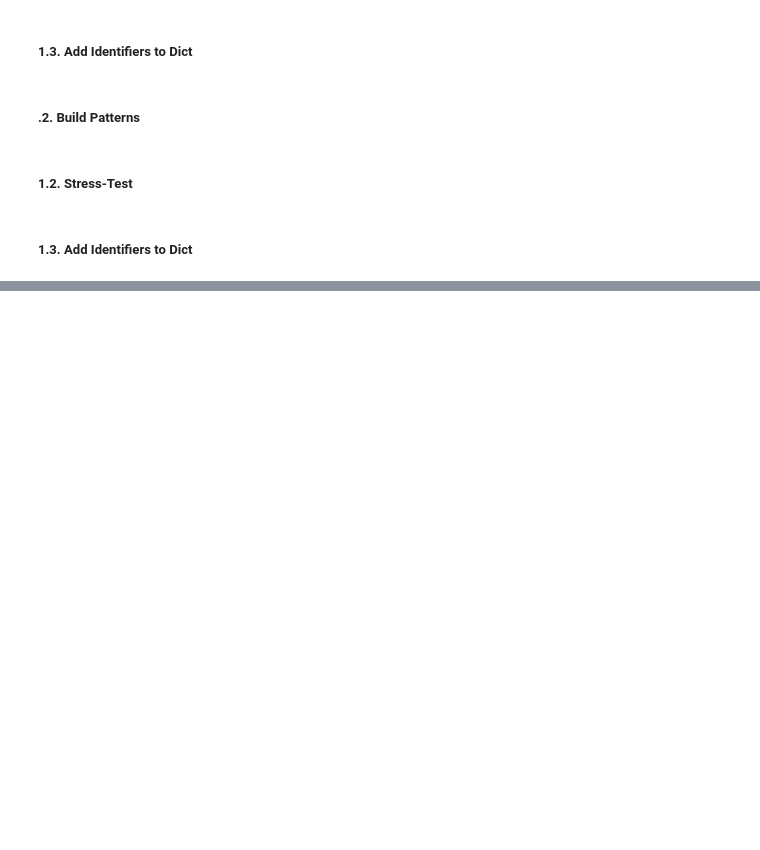
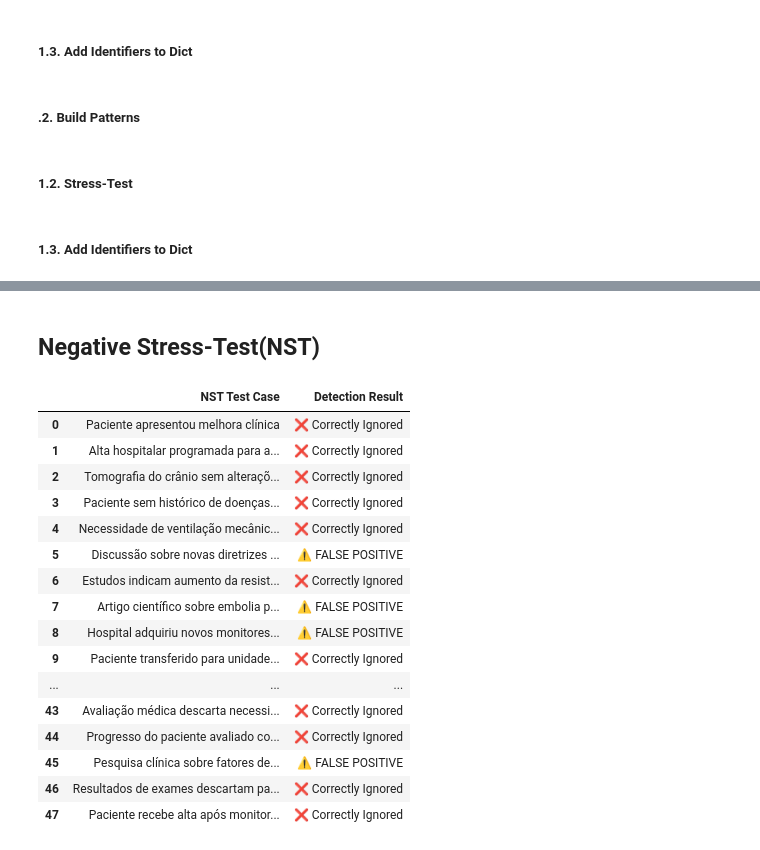
Before and after one commit to Gustavo-Bernardino/ICU_Dictionary_and_DLP_Prototype, a Jupyter notebook: Identifier_Builder.ipynb, the cells around one changed output, grey strips where cells are left out. Saved outputs shown, nothing was run; the diff lists cells and outputs as text; code cells hidden in the pictures; blank space fills up the shorter version.

```diff
--- a/Identifier_Builder.ipynb
+++ b/Identifier_Builder.ipynb
@@ -322,0 +374,63 @@ print("ICU DLP Dictionary saved as JSON ✅")
+# %% [markdown]
+## Negative Stress-Test(NST)
+# %%
+nst_cases = [
+    "Paciente apresentou melhora clínica", "Alta hospitalar programada para amanhã",
+    "Tomografia do crânio sem alterações significativas",
+    "Paciente sem histórico de doenças crônicas", "Necessidade de ventilação mecânica avaliada",
+    "Discussão sobre novas diretrizes para sepse", "Estudos indicam aumento da resistência bacteriana",
+    "Artigo científico sobre embolia pulmonar", "Hospital adquiriu novos monitores cardíacos",
+    "Paciente transferido para unidade de cuidados intermediários",
+    "Técnicas avançadas de suporte ventilatório", "Não há sinais de infecção ativa",
+    "Discussão de casos clínicos sobre hipertensão", "Histórico de infecções prévias analisado",
+    "Paciente encaminhado para fisioterapia respiratória",
+    "Enfermagem monitora sinais vitais regularmente", "Paciente será submetido a cirurgia eletiva",
+    "Evolução clínica satisfatória após antibiótico", "Paciente sem necessidade de diálise no momento",
+    "Nova pesquisa sobre falência cardíaca em idosos", "Medicação ajustada conforme evolução do quadro",
+    "Paciente acordado e orientado, sem déficits neurológicos",
+    "Avaliação de risco para embolia pulmonar sem achados clínicos",
+    "Nenhuma alteração no eletrocardiograma do paciente",
+    "Necessidade de internação hospitalar reavaliada",
+    "Paciente sem queixas de dor torácica", "Protocolo de prevenção de infecções hospitalares atualizado",
+    "Treinamento da equipe médica sobre sepse", "Não há sinais de agravamento da função hepática",
+    "Discussão sobre manejo clínico da hipertensão", "Paciente sem necessidade de intervenção cirúrgica",
+    "Paciente será avaliado para alta da UTI", "Nenhuma evidência de sepse ou infecção",
+    "Resultados laboratoriais sem alterações relevantes",
+    "Conferência médica discute tratamentos inovadores",
+    "Paciente permanece hemodinamicamente estável",
+    "Análise estatística sobre taxas de internação hospitalar",
+    "Paciente sem sinais de desconforto respiratório",
+    "Análise retrospectiva de casos de insuficiência cardíaca",
+    "Paciente apresenta boa resposta ao tratamento",
+    "Discussão sobre novas diretrizes para choque séptico",
+    "Equipe médica realiza estudo comparativo sobre pneumonia",
+    "Paciente sem queixas e com sinais vitais normais",
+    "Avaliação médica descarta necessidade de ventilação mecânica",
+    "Progresso do paciente avaliado como satisfatório",
+    "Pesquisa clínica sobre fatores de risco para diabetes",
+    "Resultados de exames descartam patologia grave",
+    "Paciente recebe alta após monitoramento na UTI",
+]
+
+
+nst_results = ["❌ Correctly Ignored" if not re.search(Content_Regex, case, re.IGNORECASE) else "⚠️ FALSE POSITIVE" for case in nst_cases]
+df_nst_results = pd.DataFrame({"NST Test Case": nst_cases[:100], "Detection Result": nst_results[:100]})
+df_nst_results.style
+# %% [output]
+|  | NST Test Case | Detection Result |
+| 0 | Paciente apresentou melhora clínica | ❌ Correctly Ignored |
+| 1 | Alta hospitalar programada para a... | ❌ Correctly Ignored |
+| 2 | Tomografia do crânio sem alteraçõ... | ❌ Correctly Ignored |
+| 3 | Paciente sem histórico de doenças... | ❌ Correctly Ignored |
+| 4 | Necessidade de ventilação mecânic... | ❌ Correctly Ignored |
+| 5 | Discussão sobre novas diretrizes ... | ⚠️ FALSE POSITIVE |
+| 6 | Estudos indicam aumento da resist... | ❌ Correctly Ignored |
+| 7 | Artigo científico sobre embolia p... | ⚠️ FALSE POSITIVE |
+| 8 | Hospital adquiriu novos monitores... | ⚠️ FALSE POSITIVE |
+| 9 | Paciente transferido para unidade... | ❌ Correctly Ignored |
+| ... | ... | ... |
+| 43 | Avaliação médica descarta necessi... | ❌ Correctly Ignored |
+| 44 | Progresso do paciente avaliado co... | ❌ Correctly Ignored |
+| 45 | Pesquisa clínica sobre fatores de... | ⚠️ FALSE POSITIVE |
+| 46 | Resultados de exames descartam pa... | ❌ Correctly Ignored |
+| 47 | Paciente recebe alta após monitor... | ❌ Correctly Ignored |
```
Also changed, not shown: parts of 29 cells of this notebook, 30 other files.
